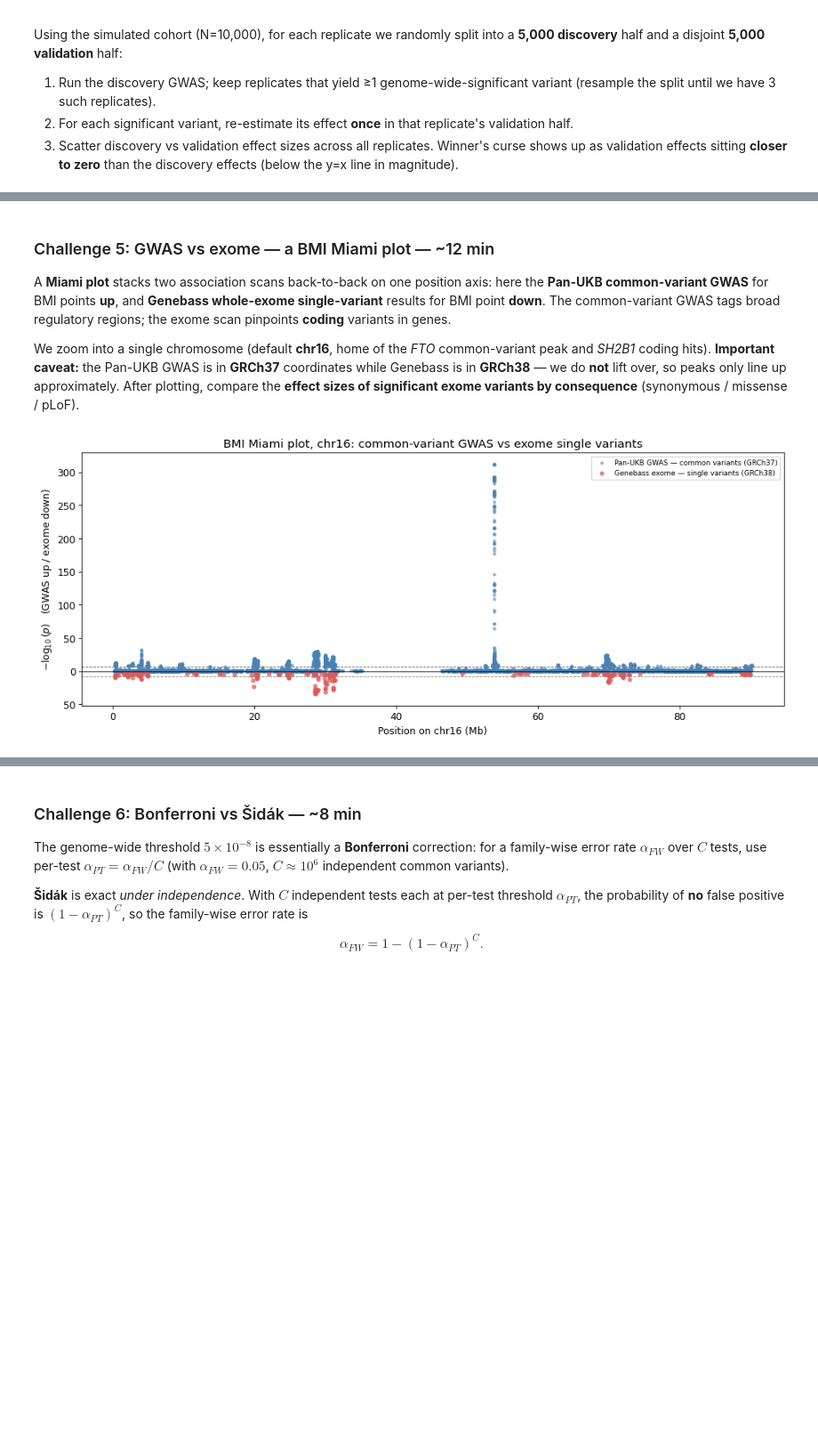
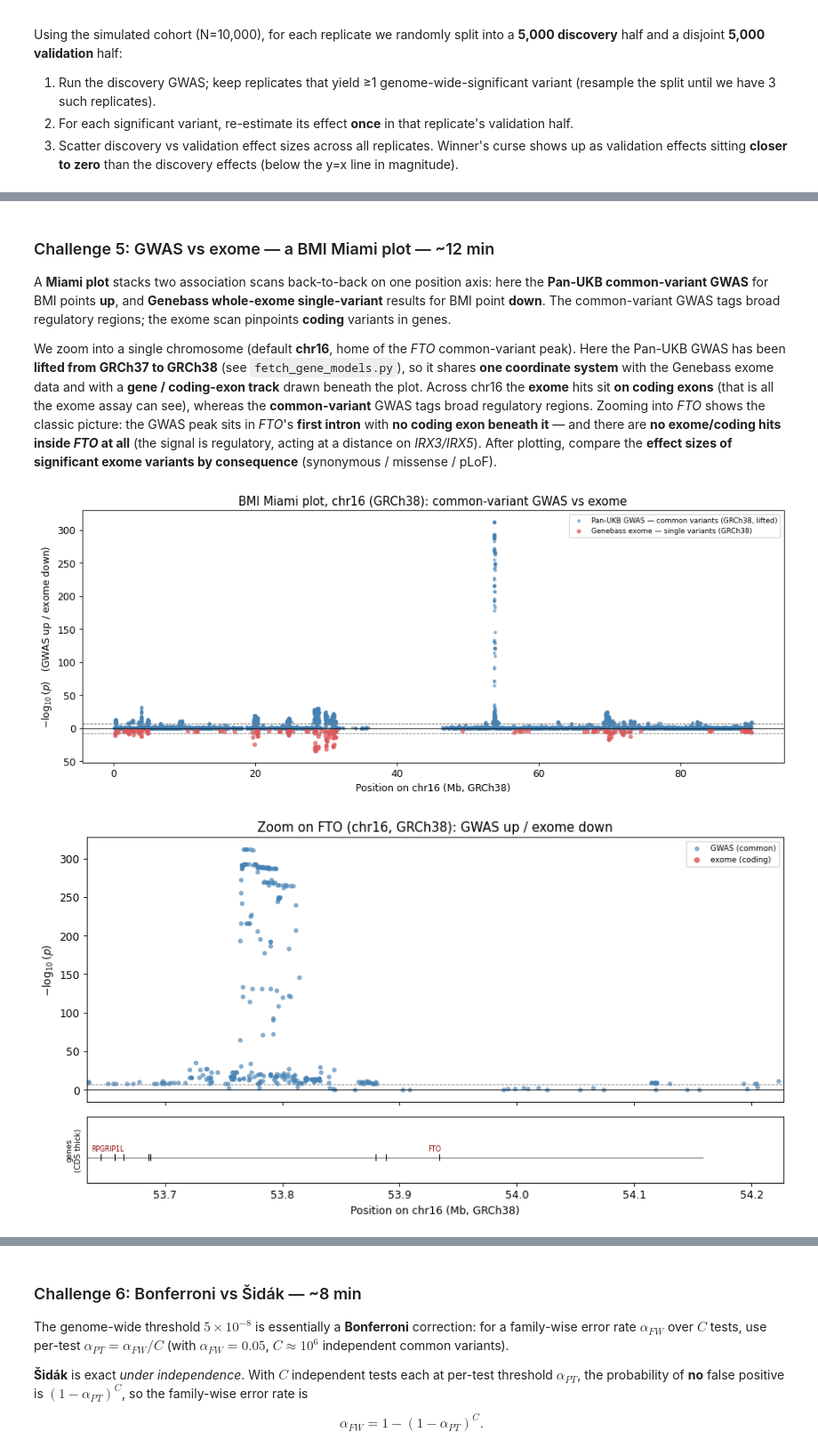
Before and after one commit to BNTechie/smartbiomed_practicals_2026, a Jupyter notebook: session2/run.ipynb, the cells around one changed output, grey strips where cells are left out. Shown at 89% size. Cells and saved outputs as stored; diff of their text form; code cells hidden in the pictures; blank space fills up the shorter version.

```diff
--- a/session2/run.ipynb
+++ b/session2/run.ipynb
@@ -371,6 +371,20 @@ genebass['nlog10p'] = -np.log10(genebass['pval'].clip(lower=1e-300))
 print(f"Genebass BMI exome variants: {len(genebass):,}  "
       f"({genebass['CSQ'].nunique()} consequence types)")
 
+# ── Load chr16 gene models + GRCh37->GRCh38-lifted BMI GWAS (for the gene-track challenge) ──
+# MANE Select gene/exon/CDS models on chr16 (GRCh38) plus the Pan-UKB BMI GWAS chr16 variants
+# lifted to GRCh38 — so the common-variant GWAS, the Genebass exome variants and the gene models
+# all share ONE coordinate system (no per-plot fudging). Built by fetch_gene_models.py.
+_gm_path = os.path.join(DATA_DIR, 'gene_models_chr16.npz')
+if not os.path.exists(_gm_path):
+    _gmurl = f'https://media.githubusercontent.com/media/nikbaya/smartbiomed_practicals_2026/main/data/gene_models_chr16.npz'
+    print('Downloading gene_models_chr16.npz from GitHub ...')
+    import urllib.request; urllib.request.urlretrieve(_gmurl, _gm_path)
+genemodels = dict(np.load(_gm_path, allow_pickle=True))
+print(f"chr16 gene models: {len(genemodels['gene_name']):,} MANE genes, "
+      f"{len(genemodels['cds_gi']):,} coding exons; "
+      f"{len(genemodels['gw_pos38']):,} GWAS variants lifted to GRCh38")
+
 def _thin(n, k=12000, seed=0):
     """Index subset of size <=k for plotting only (keeps figures/notebooks small)."""
     return (np.arange(n) if n <= k
@@ -723,34 +738,76 @@ common-variant GWAS** for BMI points **up**, and **Genebass whole-exome single-v
 BMI point **down**. The common-variant GWAS tags broad regulatory regions; the exome scan pinpoints
 **coding** variants in genes.
 
-We zoom into a single chromosome (default **chr16**, home of the *FTO* common-variant peak and *SH2B1*
-coding hits). **Important caveat:** the Pan-UKB GWAS is in **GRCh37** coordinates while Genebass is in
-**GRCh38** — we do **not** lift over, so peaks only line up approximately. After plotting, compare the
-**effect sizes of significant exome variants by consequence** (synonymous / missense / pLoF).
+We zoom into a single chromosome (default **chr16**, home of the *FTO* common-variant peak). Here the
+Pan-UKB GWAS has been **lifted from GRCh37 to GRCh38** (see `fetch_gene_models.py`), so it shares **one
+coordinate system** with the Genebass exome data and with a **gene / coding-exon track** drawn beneath
+the plot. Across chr16 the **exome** hits sit **on coding exons** (that is all the exome assay can see),
+whereas the **common-variant** GWAS tags broad regulatory regions. Zooming into *FTO* shows the classic
+picture: the GWAS peak sits in *FTO*'s **first intron** with **no coding exon beneath it** — and there
+are **no exome/coding hits inside *FTO* at all** (the signal is regulatory, acting at a distance on
+*IRX3/IRX5*). After plotting, compare the **effect sizes of significant exome variants by consequence**
+(synonymous / missense / pLoF).
 # %%
 MIAMI_CHROM = 16
-gwas_on_chrom = real['bmi']['chrom'] == MIAMI_CHROM
-gwas_pos_mb   = real['bmi']['pos'][gwas_on_chrom] / 1e6
-gwas_nlog10p  = real['bmi']['nlog10p'][gwas_on_chrom]
+gwas_pos_mb  = genemodels['gw_pos38'] / 1e6          # GWAS lifted GRCh37->GRCh38
+gwas_nlog10p = genemodels['gw_nlog10p']
 exome_on_chrom = genebass[genebass['chrom'] == str(MIAMI_CHROM)]
 exome_pos_mb   = exome_on_chrom['pos'].values / 1e6
 exome_nlog10p  = exome_on_chrom['nlog10p'].values
 
 fig, ax = plt.subplots(figsize=(12, 5))
 ax.scatter(gwas_pos_mb, gwas_nlog10p, s=8, alpha=0.5, color='steelblue',
-           label='Pan-UKB GWAS — common variants (GRCh37)')
-ax.scatter(exome_pos_mb, -exome_nlog10p, s=16, alpha=0.7, color='#e15759',
+           label='Pan-UKB GWAS — common variants (GRCh38, lifted)')
+ax.scatter(exome_pos_mb, -exome_nlog10p, s=16, alpha=0.7, color='#e15759',   # KEY: exome points DOWN
            label='Genebass exome — single variants (GRCh38)')
 ax.axhline(0, color='black', lw=0.8)
 ax.axhline(-np.log10(5e-8), color='grey', ls='--', lw=0.8)
 ax.axhline( np.log10(5e-8), color='grey', ls='--', lw=0.8)
 ax.set_yticklabels([f'{abs(t):.0f}' for t in ax.get_yticks()])
-ax.set_xlabel(f'Position on chr{MIAMI_CHROM} (Mb)')
+ax.set_xlabel(f'Position on chr{MIAMI_CHROM} (Mb, GRCh38)')
 ax.set_ylabel(r'$-\log_{10}(p)$   (GWAS up / exome down)')
-ax.set_title(f'BMI Miami plot, chr{MIAMI_CHROM}: common-variant GWAS vs exome single variants')
+ax.set_title(f'BMI Miami plot, chr{MIAMI_CHROM} (GRCh38): common-variant GWAS vs exome')
 ax.legend(fontsize=8, loc='upper right'); plt.tight_layout(); plt.show()
+
+def gene_track(ax_track, x0_mb, x1_mb):
+    """chr16 genes in [x0_mb, x1_mb]: thin line = gene body, thick black = coding exon (CDS)."""
+    names = genemodels['gene_name']
+    for gi in range(len(names)):
+        gs, ge = genemodels['gene_start'][gi] / 1e6, genemodels['gene_end'][gi] / 1e6
+        if ge < x0_mb or gs > x1_mb:
+            continue
+        ax_track.plot([max(gs, x0_mb), min(ge, x1_mb)], [0, 0], color='grey', lw=1, zorder=1)
+        if x0_mb <= (gs + ge) / 2 <= x1_mb:
+            ax_track.annotate(names[gi], ((gs + ge) / 2, 0), xytext=(0, 7),
+                              textcoords='offset points', ha='center', fontsize=7, color='darkred')
+    for s, e in zip(genemodels['cds_start'], genemodels['cds_end']):
+        if e / 1e6 < x0_mb or s / 1e6 > x1_mb:
+            continue
+        ax_track.plot([s / 1e6, e / 1e6], [0, 0], color='black', lw=7, solid_capstyle='butt', zorder=2)
+    ax_track.set_yticks([]); ax_track.set_ylim(-0.6, 1.0); ax_track.set_xlim(x0_mb, x1_mb)
+
+_fto = list(genemodels['gene_name']).index('FTO')
+fto_s, fto_e = genemodels['gene_start'][_fto] / 1e6, genemodels['gene_end'][_fto] / 1e6
+pad = 0.15 * (fto_e - fto_s); ZOOM = (fto_s - pad, fto_e + pad)
+
+fig, (axz, axg) = plt.subplots(2, 1, figsize=(11, 6), sharex=True,
+                               gridspec_kw={'height_ratios': [4, 1]})
+zg = (gwas_pos_mb >= ZOOM[0]) & (gwas_pos_mb <= ZOOM[1])
+ze = (exome_pos_mb >= ZOOM[0]) & (exome_pos_mb <= ZOOM[1])
+axz.scatter(gwas_pos_mb[zg], gwas_nlog10p[zg], s=14, alpha=0.6, color='steelblue', label='GWAS (common)')
+axz.scatter(exome_pos_mb[ze], -exome_nlog10p[ze], s=24, alpha=0.8, color='#e15759', label='exome (coding)')
+axz.axhline(0, color='black', lw=0.8); axz.axhline(-np.log10(5e-8), color='grey', ls='--', lw=0.8)
+axz.set_yticklabels([f'{abs(t):.0f}' for t in axz.get_yticks()])
+axz.set_ylabel(r'$-\log_{10}(p)$'); axz.legend(fontsize=8, loc='upper right')
+axz.set_title('Zoom on FTO (chr16, GRCh38): GWAS up / exome down')
+gene_track(axg, *ZOOM)
+axg.set_xlabel('Position on chr16 (Mb, GRCh38)'); axg.set_ylabel('genes\n(CDS thick)', fontsize=8)
+plt.tight_layout(); plt.show()
+# FTO intron-1 GWAS peak is regulatory (acts on IRX3/IRX5) with NO coding hits in FTO itself; the
+# exome's coding hits sit elsewhere on chr16. Common signals tag regulatory DNA; exomes see only CDS.
 # %% [output]
-[figure, old version]
+[figure, new version]
+[figure, added]
 # %%
 EXOME_SIG = 1e-6
 significant_exome = genebass[genebass['pval'] < EXOME_SIG].copy()
```
Also changed, not shown: parts of 8 cells of this notebook, 6 other files.
